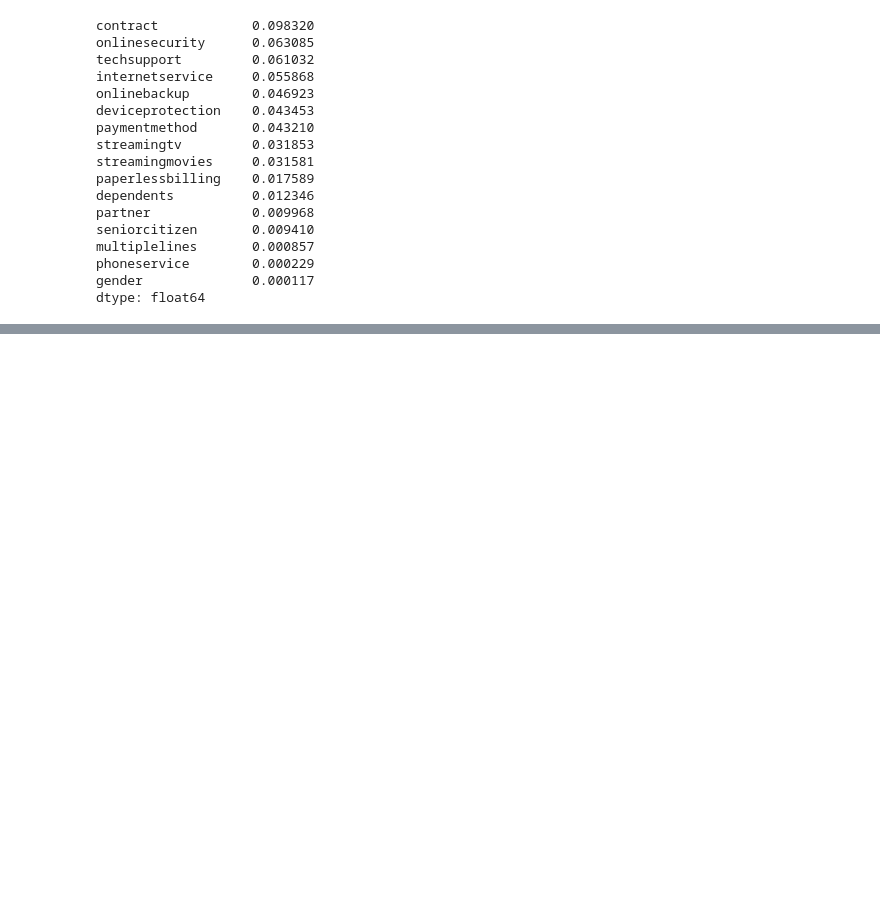
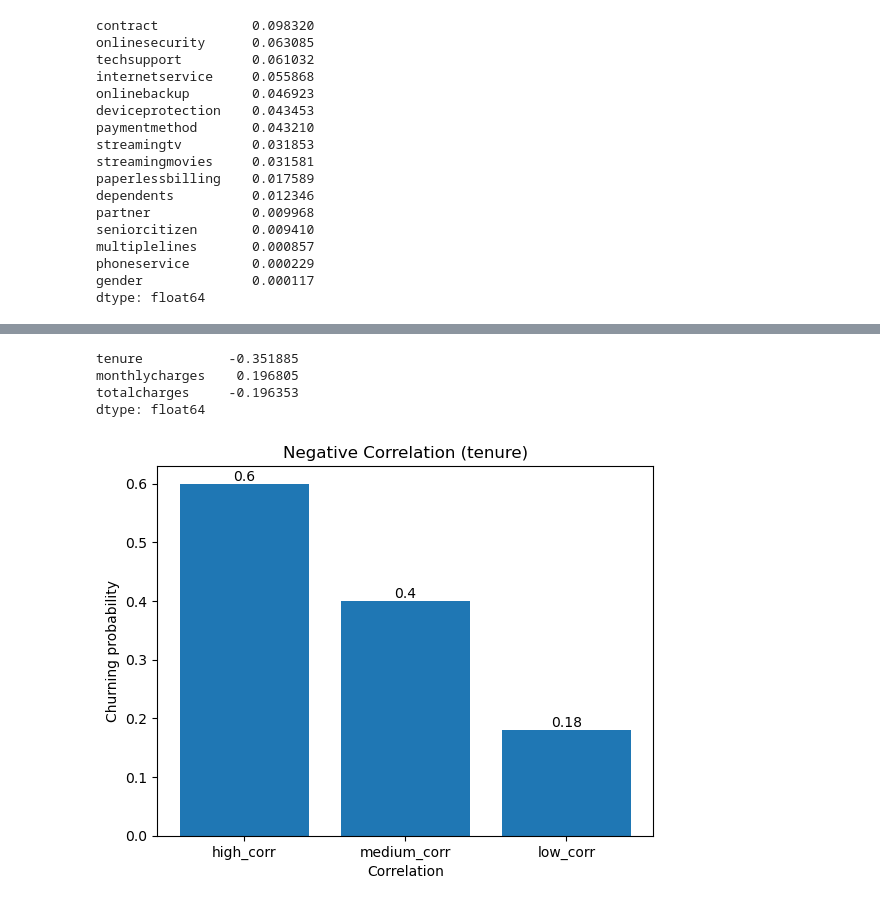
Before and after one commit to harg74/ML_ZoomCamp_2022, a Jupyter notebook: 3-Machine_Learning_for_Classification/03-machine_learning_for_classification.ipynb, the cells around one changed output, grey strips where cells are left out. Saved outputs shown, nothing was run; the diff lists cells and outputs as text; code cells hidden in the pictures; blank space fills up the shorter version.

```diff
--- a/3-Machine_Learning_for_Classification/03-machine_learning_for_classification.ipynb
+++ b/3-Machine_Learning_for_Classification/03-machine_learning_for_classification.ipynb
@@ -388,0 +428,33 @@ dtype: float64
+# %%
+#we can add .abs(), so we can see the importance order. This way we can
+#understand how numerical values affect our target variable "churn".
+df_full_train[numerical].corrwith(df_full_train.churn)
+# %% [output]
+tenure           -0.351885
+monthlycharges    0.196805
+totalcharges     -0.196353
+dtype: float64
+# %%
+# if they have stayed within a range of less or two months the more likely they will churn
+high_corr_tenure = round(df_full_train[df_full_train.tenure <= 2].churn.mean(),2)
+# %%
+#as we increase the sample from greater tenure, the probability of churning decreases
+medium_corr_tenure = round(df_full_train[(df_full_train.tenure > 2) & (df_full_train.tenure <= 12)].churn.mean(),2)
+# %%
+low_corr_tenure = round(df_full_train[df_full_train.tenure > 12].churn.mean(),2)
+# %%
+y = [high_corr_tenure, medium_corr_tenure, low_corr_tenure]
+x = ['high_corr', 'medium_corr', 'low_corr']
+colors = ['green','blue','purple']
+
+fig, ax = plt.subplots()
+plt.bar(x, y, color=colors)
+plt.title('Negative Correlation (tenure)')
+plt.xlabel('Correlation')
+plt.ylabel('Churning probability')
+data_labels=ax.bar(x, y)
+ax.bar_label(data_labels)
+
+plt.show()
+# %% [output]
+[figure, added]
```
Also changed, not shown: parts of 16 cells of this notebook.
